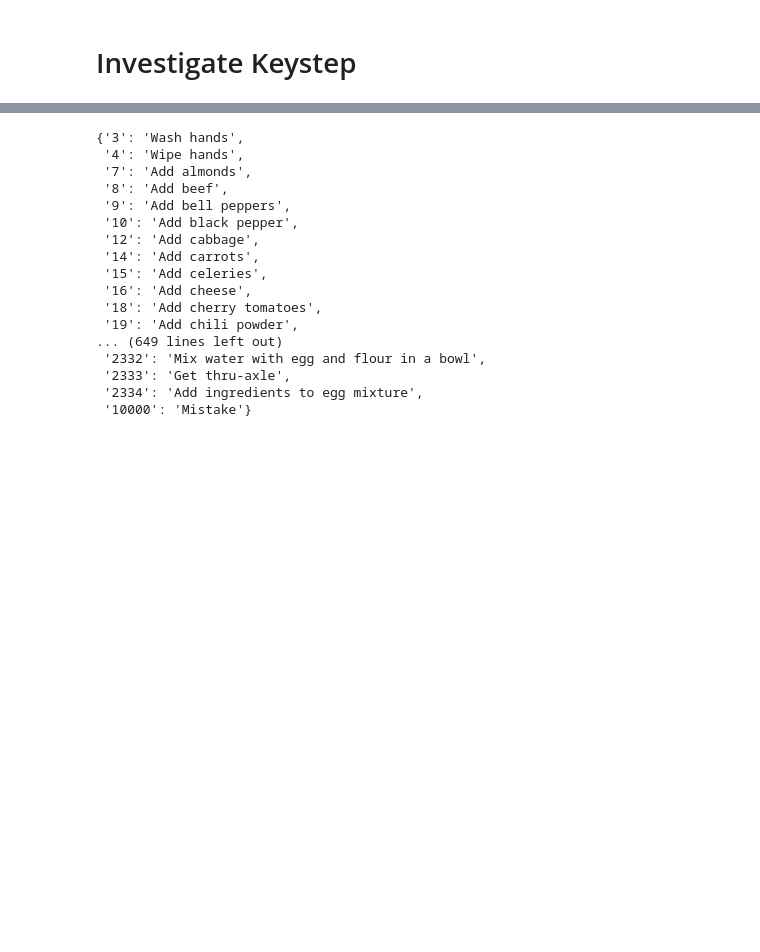
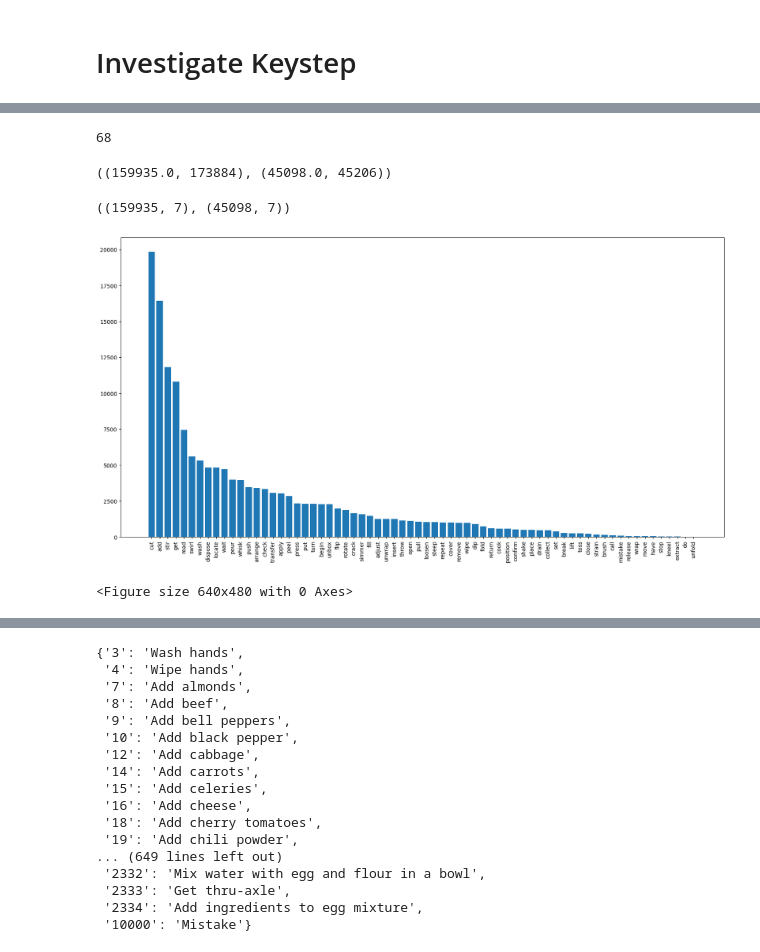
Before and after one commit to amir-goudarzi/IMU_testing, a Jupyter notebook: notebooks/egoexo4d.ipynb, the cells around one changed output, grey strips where cells are left out. Cells and saved outputs as stored; diff of their text form; code cells hidden in the pictures; blank space fills up the shorter version.

```diff
--- a/notebooks/egoexo4d.ipynb
+++ b/notebooks/egoexo4d.ipynb
@@ -529,0 +805,3 @@ len(keystep['vocabulary'])
+# %%
+train_labels_occ.sort_values(by='count', ascending=False, inplace=True)
+train_labels_occ
@@ -529,0 +822,3 @@ len(keystep['vocabulary'])
+# %%
+valid_labels_occ.sort_values(by='count', ascending=False, inplace=True)
+valid_labels_occ
@@ -529,0 +854,4 @@ len(keystep['vocabulary'])
+# %%
+result = pd.merge(train_labels_occ, valid_labels_occ, on='label_idx', how='outer')
+result.sort_values(by='count_x', inplace=True, ascending=False)
+result
@@ -529,0 +872,5 @@ len(keystep['vocabulary'])
+# %%
+res = result.isna().any(axis=1)
+len(res.where(res == True).dropna())
+result.dropna(inplace=True)
+result
@@ -529,0 +896,5 @@ len(keystep['vocabulary'])
+# %%
+present_labels = result['label_idx'].values
+len(present_labels)
+# %% [output]
+68
@@ -529,0 +905,10 @@ len(keystep['vocabulary'])
+# %%
+(result['count_x'].sum(), train_labels_occ['count'].sum()), (result['count_y'].sum(), valid_labels_occ['count'].sum())
+# %% [output]
+((159935.0, 173884), (45098.0, 45206))
+# %%
+keystep_train_tmp = keystep_train_tmp[keystep_train_tmp['label'].isin(present_labels)]
+keystep_valid_tmp = keystep_valid_tmp[keystep_valid_tmp['label'].isin(present_labels)]
+keystep_train_tmp.shape, keystep_valid_tmp.shape
+# %% [output]
+((159935, 7), (45098, 7))
@@ -529,0 +925,9 @@ len(keystep['vocabulary'])
+# %%
+plt.figure(figsize=(20,10))
+plt.bar(result['label_name_x'], result['count_x'])
+plt.xticks(rotation=90)
+plt.show()
+plt.savefig(os.path.join('../reports', 'img', 'dataset_analysis', 'keystep_verbs_distribution_train'), format='svg')
+# %% [output]
+[figure, added]
+<Figure size 640x480 with 0 Axes>
```
Also changed, not shown: parts of 42 cells of this notebook, 13 other files.
